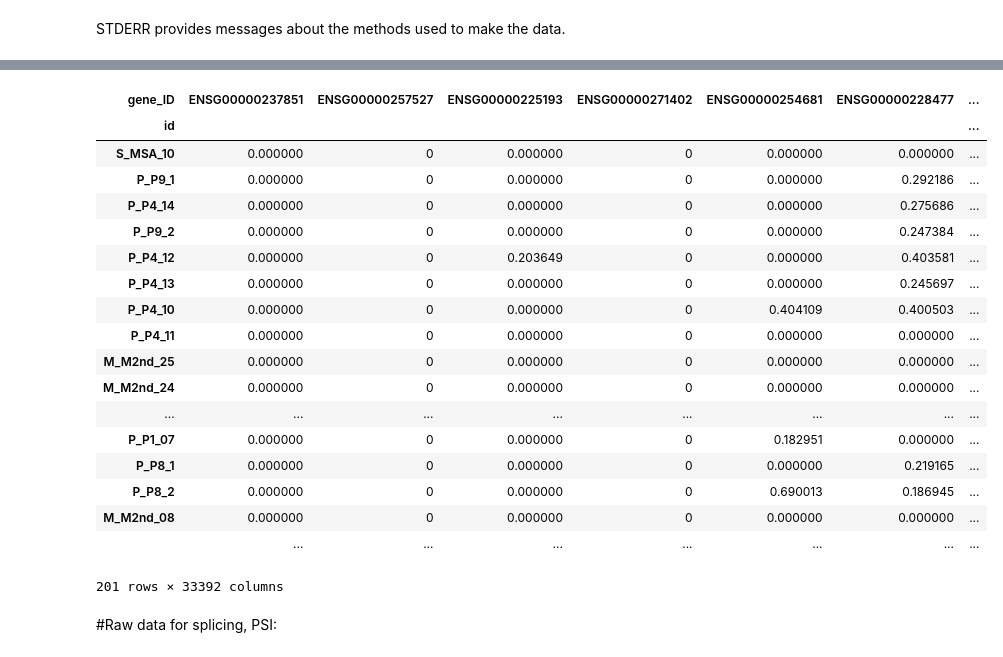
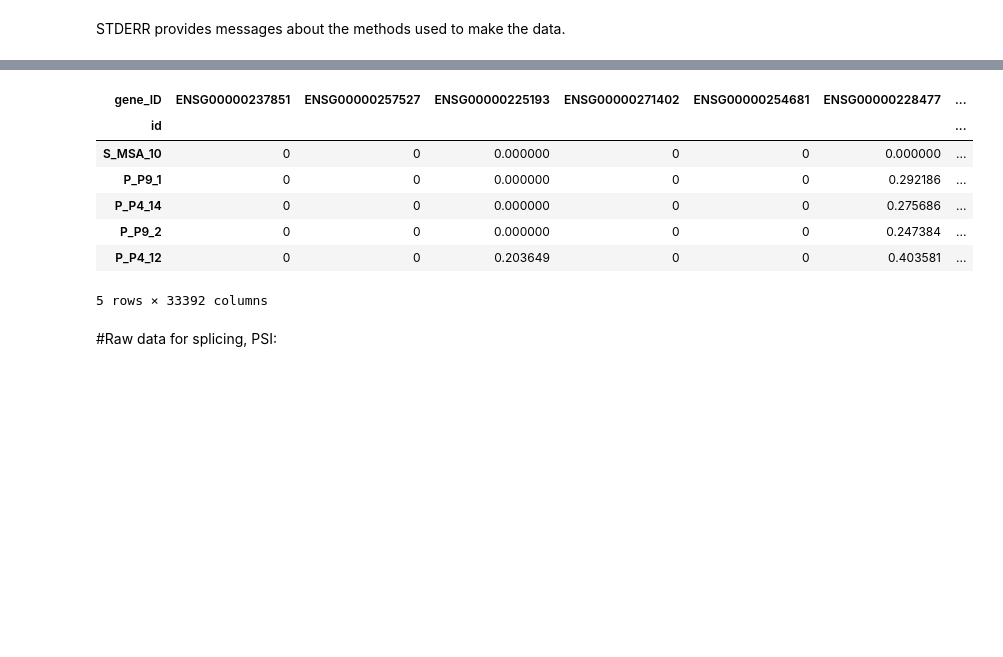
Before and after one commit to YeoLab/flotilla, a Jupyter notebook: intro to flotilla.ipynb, the cells around one changed output, grey strips where cells are left out. Cells and saved outputs as stored; diff of their text form; code cells hidden in the pictures; blank space fills up the shorter version.

```diff
--- a/intro to flotilla.ipynb
+++ b/intro to flotilla.ipynb
@@ -66,0 +66,3 @@ Automatic pdb calling has been turned ON
+# %%
+import neural_diff_project
+sc_study = neural_diff_project.embark(load_cargo=True, drop_outliers=True) #sc = "single cell"
@@ -81,2 +94,0 @@ All data types should be available for user interaction (and are expected to be
-# %%
-sc_study = neural_diff_project.embark(load_cargo=False, drop_outliers=True)
@@ -118,25 +116,14 @@ sc_study.sample_metadata
 # %%
-sc_study.expression.df
+sc_study.expression.df.head()
 # %% [output]
 | gene_ID | ENSG00000237851 | ENSG00000257527 | ENSG00000225193 | ENSG00000271402 | ENSG00000254681 | ENSG00000228477 | ... |
 | id |  |  |  |  |  |  | ... |
-| S_MSA_10 | 0.000000 | 0 | 0.000000 | 0 | 0.000000 | 0.000000 | ... |
-| P_P9_1 | 0.000000 | 0 | 0.000000 | 0 | 0.000000 | 0.292186 | ... |
-| P_P4_14 | 0.000000 | 0 | 0.000000 | 0 | 0.000000 | 0.275686 | ... |
-| P_P9_2 | 0.000000 | 0 | 0.000000 | 0 | 0.000000 | 0.247384 | ... |
-| P_P4_12 | 0.000000 | 0 | 0.203649 | 0 | 0.000000 | 0.403581 | ... |
-| P_P4_13 | 0.000000 | 0 | 0.000000 | 0 | 0.000000 | 0.245697 | ... |
-| P_P4_10 | 0.000000 | 0 | 0.000000 | 0 | 0.404109 | 0.400503 | ... |
-| P_P4_11 | 0.000000 | 0 | 0.000000 | 0 | 0.000000 | 0.000000 | ... |
-| M_M2nd_25 | 0.000000 | 0 | 0.000000 | 0 | 0.000000 | 0.000000 | ... |
-| M_M2nd_24 | 0.000000 | 0 | 0.000000 | 0 | 0.000000 | 0.000000 | ... |
-| ... | ... | ... | ... | ... | ... | ... | ... |
-| P_P1_07 | 0.000000 | 0 | 0.000000 | 0 | 0.182951 | 0.000000 | ... |
-| P_P8_1 | 0.000000 | 0 | 0.000000 | 0 | 0.000000 | 0.219165 | ... |
-| P_P8_2 | 0.000000 | 0 | 0.000000 | 0 | 0.690013 | 0.186945 | ... |
-| M_M2nd_08 | 0.000000 | 0 | 0.000000 | 0 | 0.000000 | 0.000000 | ... |
-|  | ... | ... | ... | ... | ... | ... | ... |
+| S_MSA_10 | 0 | 0 | 0.000000 | 0 | 0 | 0.000000 | ... |
+| P_P9_1 | 0 | 0 | 0.000000 | 0 | 0 | 0.292186 | ... |
+| P_P4_14 | 0 | 0 | 0.000000 | 0 | 0 | 0.275686 | ... |
+| P_P9_2 | 0 | 0 | 0.000000 | 0 | 0 | 0.247384 | ... |
+| P_P4_12 | 0 | 0 | 0.203649 | 0 | 0 | 0.403581 | ... |
-201 rows × 33392 columns
+5 rows × 33392 columns
 # %% [markdown]
 #Raw data for splicing, PSI:
 # %%
```
Also changed, not shown: parts of 46 cells of this notebook, 1 other file.
